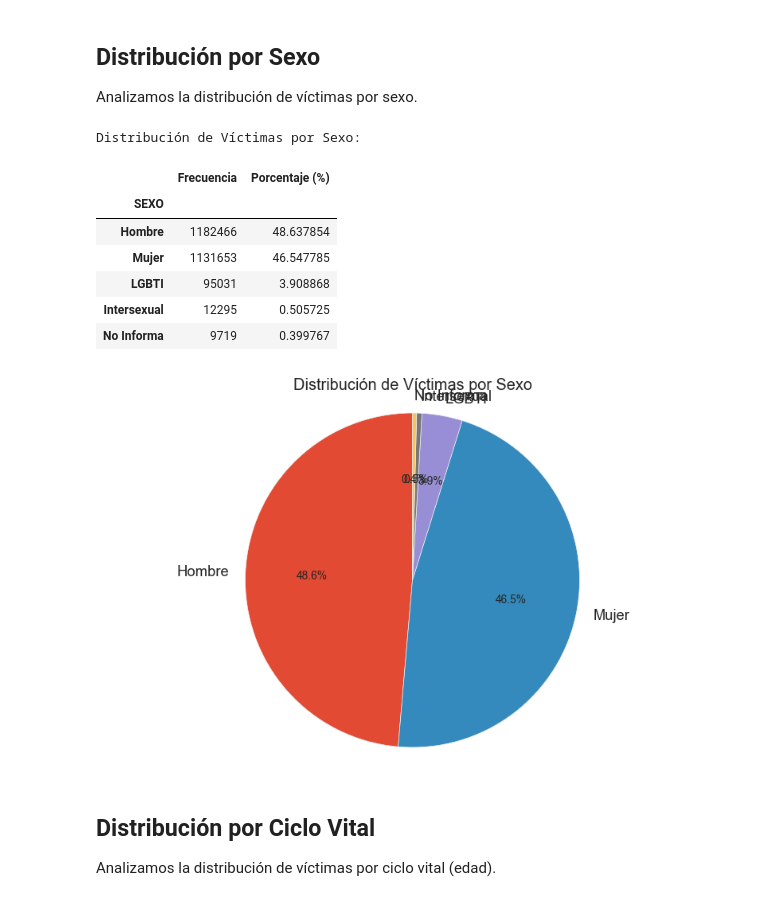
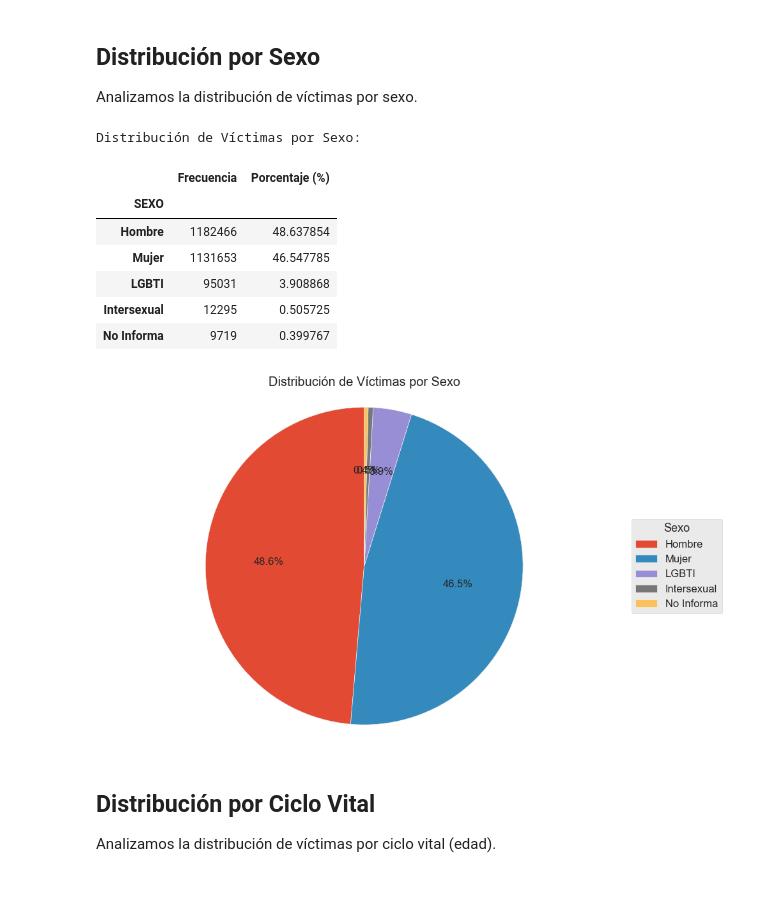
Before and after one commit to SantiRendon/conflicto-armado-en-cifras, a Jupyter notebook: notebooks/analisis_exploratorio_victimas.ipynb, the cells around one changed output. Cells and saved outputs as stored; diff of their text form; code cells hidden in the pictures.

Commit message:
add legends in pie chart

```diff
--- a/notebooks/analisis_exploratorio_victimas.ipynb
+++ b/notebooks/analisis_exploratorio_victimas.ipynb
@@ -352,37 +352,58 @@ Analizamos la distribución de víctimas por sexo.
 if df is not None:
     # Contar frecuencia por sexo
     sexo_count = df['SEXO'].value_counts()
 
     # Calcular porcentaje
     sexo_percent = (sexo_count / len(df)) * 100
 
     # Crear DataFrame con la información
     sexo_df = pd.DataFrame({
         'Frecuencia': sexo_count,
         'Porcentaje (%)': sexo_percent
     })
 
     print("Distribución de Víctimas por Sexo:")
     display(sexo_df)
 
-    # Visualizar distribución por sexo
+    # Visualizar distribución por sexo mejorada
     plt.figure(figsize=(10, 6))
-    plt.pie(sexo_count, labels=sexo_count.index, autopct='%1.1f%%', startangle=90)
+    # Definir colores para cada categoría
+    # colores = plt.cm.Set2(range(len(sexo_count)))
+    wedges, texts, autotexts = plt.pie(
+        sexo_count,
+        labels=None,  # No mostrar etiquetas dentro del gráfico
+        autopct='%1.1f%%',
+        startangle=90,
+        # colors=colores,
+        textprops={'fontsize': 12}
+    )
     plt.title('Distribución de Víctimas por Sexo')
-    plt.axis('equal')  # Equal aspect ratio ensures that pie is drawn as a circle
+    plt.axis('equal')  # Para que el pastel sea un círculo
+
+    # Añadir leyenda fuera del gráfico
+    plt.legend(
+        wedges,
+        sexo_count.index,
+        title="Sexo",
+        loc="center left",
+        bbox_to_anchor=(1, 0.5),
+        fontsize=12,
+        title_fontsize=13,
+    )
+    plt.tight_layout()
     plt.show()
 else:
     print("No se puede analizar la distribución por sexo porque el dataset no se cargó correctamente.")
 # %% [output]
 Distribución de Víctimas por Sexo:
 |  | Frecuencia | Porcentaje (%) |
 | SEXO |  |  |
 | Hombre | 1182466 | 48.637854 |
 | Mujer | 1131653 | 46.547785 |
 | LGBTI | 95031 | 3.908868 |
 | Intersexual | 12295 | 0.505725 |
 | No Informa | 9719 | 0.399767 |
-[figure, old version]
+[figure, new version]
 # %% [markdown]
 ## Distribución por Ciclo Vital
 
```
